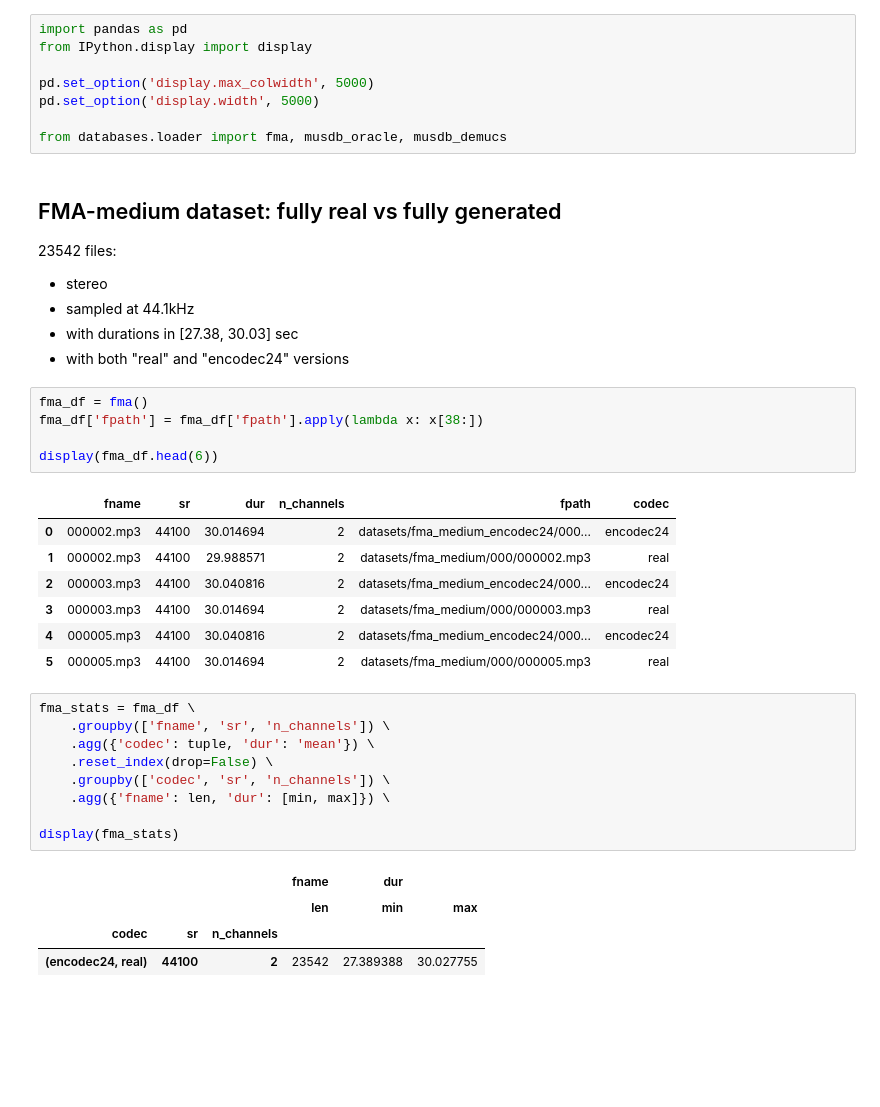
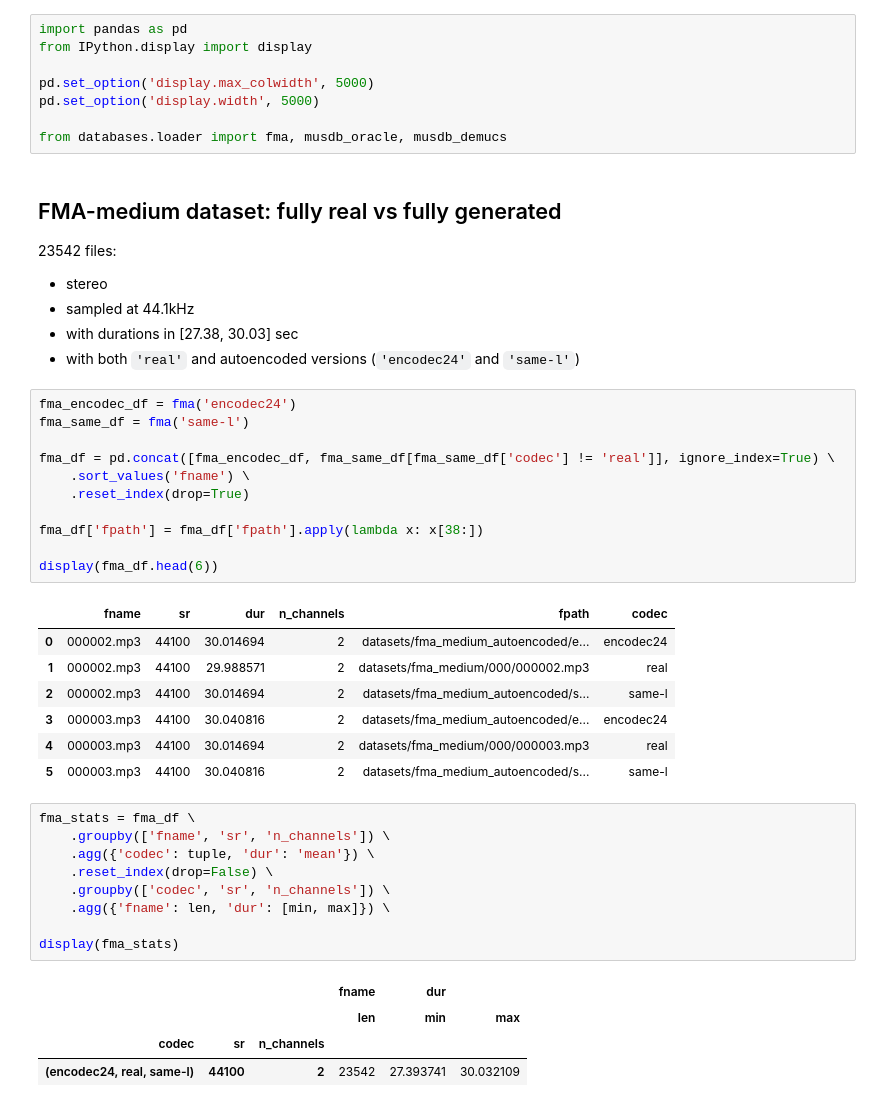
Before and after one commit to deezer/ismir26-hybrid-human-ai-music-detection, a Jupyter notebook: hybrid_detection/databases_stats.ipynb, the cells around one changed output. Cells and saved outputs as stored; diff of their text form; blank space fills up the shorter version.

```diff
--- a/hybrid_detection/databases_stats.ipynb
+++ b/hybrid_detection/databases_stats.ipynb
@@ -13,20 +13,26 @@ from databases.loader import fma, musdb_oracle, musdb_demucs
 - stereo
 - sampled at 44.1kHz
 - with durations in [27.38, 30.03] sec
-- with both "real" and "encodec24" versions
+- with both `'real'` and autoencoded versions (`'encodec24'` and `'same-l'`)
 # %%
-fma_df = fma()
+fma_encodec_df = fma('encodec24')
+fma_same_df = fma('same-l')
+
+fma_df = pd.concat([fma_encodec_df, fma_same_df[fma_same_df['codec'] != 'real']], ignore_index=True) \
+    .sort_values('fname') \
+    .reset_index(drop=True)
+
 fma_df['fpath'] = fma_df['fpath'].apply(lambda x: x[38:])
 
 display(fma_df.head(6))
 # %% [output]
 |  | fname | sr | dur | n_channels | fpath | codec |
-| 0 | 000002.mp3 | 44100 | 30.014694 | 2 | datasets/fma_medium_encodec24/000... | encodec24 |
+| 0 | 000002.mp3 | 44100 | 30.014694 | 2 | datasets/fma_medium_autoencoded/e... | encodec24 |
 | 1 | 000002.mp3 | 44100 | 29.988571 | 2 | datasets/fma_medium/000/000002.mp3 | real |
-| 2 | 000003.mp3 | 44100 | 30.040816 | 2 | datasets/fma_medium_encodec24/000... | encodec24 |
-| 3 | 000003.mp3 | 44100 | 30.014694 | 2 | datasets/fma_medium/000/000003.mp3 | real |
-| 4 | 000005.mp3 | 44100 | 30.040816 | 2 | datasets/fma_medium_encodec24/000... | encodec24 |
-| 5 | 000005.mp3 | 44100 | 30.014694 | 2 | datasets/fma_medium/000/000005.mp3 | real |
+| 2 | 000002.mp3 | 44100 | 30.014694 | 2 | datasets/fma_medium_autoencoded/s... | same-l |
+| 3 | 000003.mp3 | 44100 | 30.040816 | 2 | datasets/fma_medium_autoencoded/e... | encodec24 |
+| 4 | 000003.mp3 | 44100 | 30.014694 | 2 | datasets/fma_medium/000/000003.mp3 | real |
+| 5 | 000003.mp3 | 44100 | 30.040816 | 2 | datasets/fma_medium_autoencoded/s... | same-l |
 # %%
 fma_stats = fma_df \
     .groupby(['fname', 'sr', 'n_channels']) \
@@ -40,7 +46,7 @@ display(fma_stats)
 |  |  |  | fname | dur |  |
 |  |  |  | len | min | max |
 | codec | sr | n_channels |  |  |  |
-| (encodec24, real) | 44100 | 2 | 23542 | 27.389388 | 30.027755 |
+| (encodec24, real, same-l) | 44100 | 2 | 23542 | 27.393741 | 30.032109 |
 # %% [markdown]
 ## MUSDB18-HQ hybrid mixtures dataset
 
```
Also changed, not shown: parts of 4 cells of this notebook, 10 other files.
